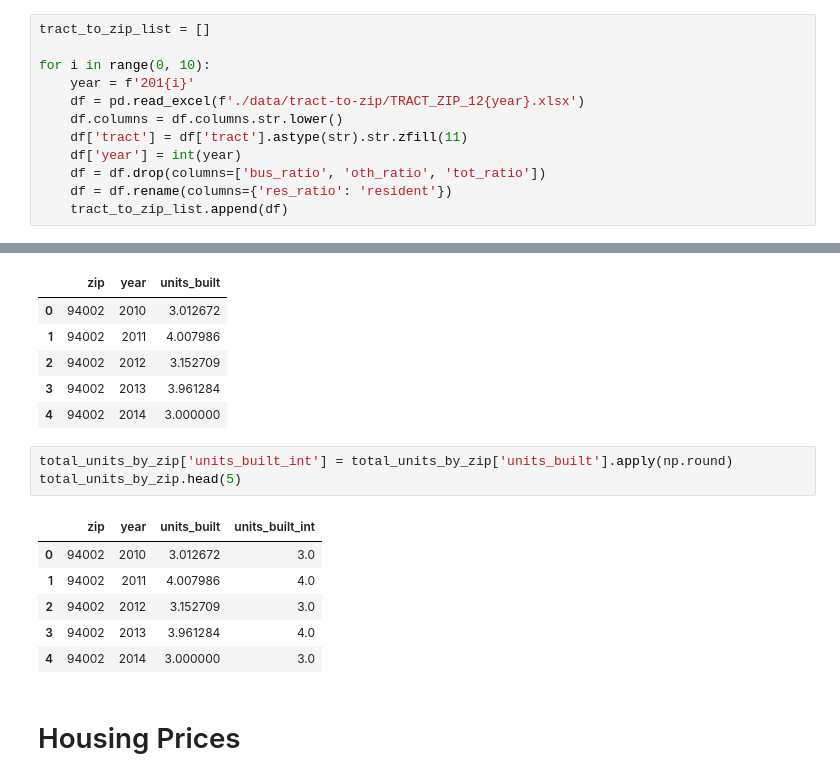
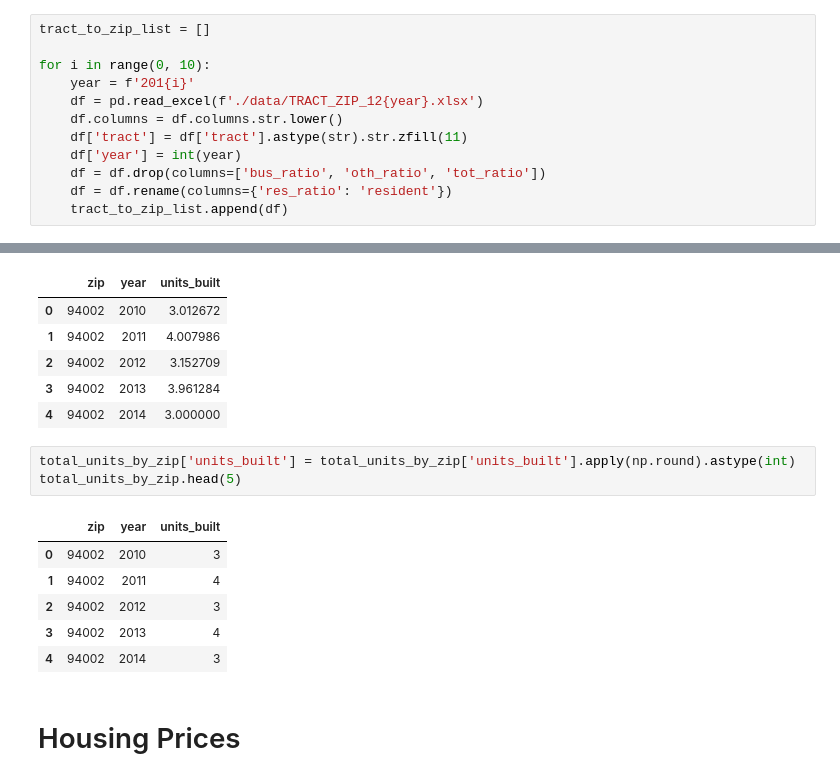
Before and after one commit to jemmy-z/bay-area-housing, a Jupyter notebook: assignment3.ipynb, the cells around one changed output, grey strips where cells are left out. Cells and saved outputs as stored; diff of their text form.

```diff
--- a/assignment3.ipynb
+++ b/assignment3.ipynb
@@ -83,7 +83,7 @@ tract_to_zip_list = []
 
 for i in range(0, 10):
     year = f'201{i}'
-    df = pd.read_excel(f'./data/tract-to-zip/TRACT_ZIP_12{year}.xlsx')
+    df = pd.read_excel(f'./data/TRACT_ZIP_12{year}.xlsx')
     df.columns = df.columns.str.lower()
     df['tract'] = df['tract'].astype(str).str.zfill(11)
     df['year'] = int(year)
@@ -144,15 +144,15 @@ total_units_by_zip.head(5)
 | 3 | 94002 | 2013 | 3.961284 |
 | 4 | 94002 | 2014 | 3.000000 |
 # %%
-total_units_by_zip['units_built_int'] = total_units_by_zip['units_built'].apply(np.round)
+total_units_by_zip['units_built'] = total_units_by_zip['units_built'].apply(np.round).astype(int)
 total_units_by_zip.head(5)
 # %% [output]
-|  | zip | year | units_built | units_built_int |
-| 0 | 94002 | 2010 | 3.012672 | 3.0 |
-| 1 | 94002 | 2011 | 4.007986 | 4.0 |
-| 2 | 94002 | 2012 | 3.152709 | 3.0 |
-| 3 | 94002 | 2013 | 3.961284 | 4.0 |
-| 4 | 94002 | 2014 | 3.000000 | 3.0 |
+|  | zip | year | units_built |
+| 0 | 94002 | 2010 | 3 |
+| 1 | 94002 | 2011 | 4 |
+| 2 | 94002 | 2012 | 3 |
+| 3 | 94002 | 2013 | 4 |
+| 4 | 94002 | 2014 | 3 |
 # %% [markdown]
 # Housing Prices
 # %%
```
Also changed, not shown: parts of 4 cells of this notebook, 1 other file.
